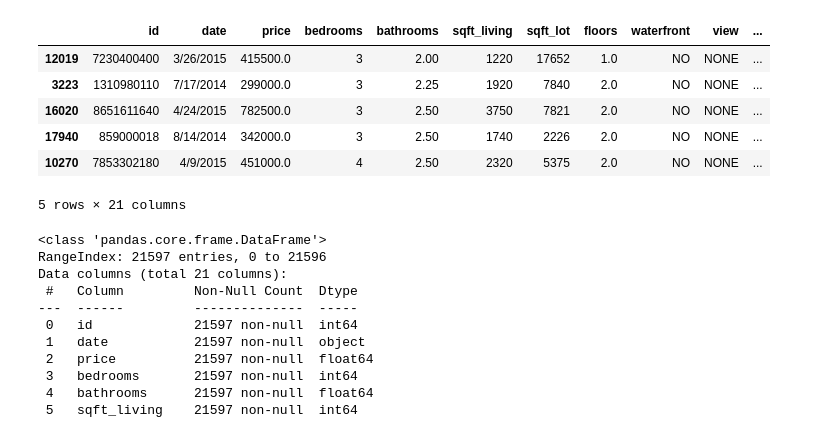
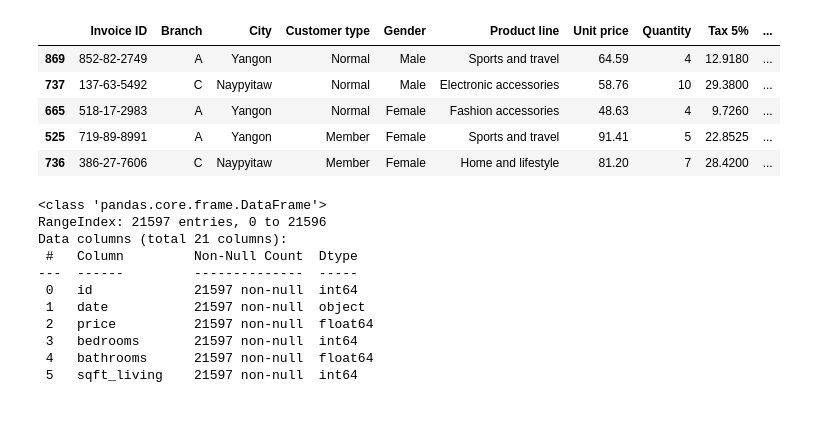
Before and after one commit to kelvinekisa/Financial-analysis-, a Jupyter notebook: myproject.ipynb, the cells around one changed output. Drawn from its saved outputs; the diff is of its cells as text; code cells hidden in the pictures.

```diff
--- a/myproject.ipynb
+++ b/myproject.ipynb
@@ -1,21 +1,22 @@
 # %%
 import pandas as pd
 import seaborn as sns
 import matplotlib.pyplot as plt
 import datetime as dt
 
 
 # Load dataset
+df1 = pd.read_csv("Datasets/supermarket_sales.csv")
+
 df = pd.read_csv("Datasets/kc_house_data.csv")
-df.sample(5)
+df1.sample(5)
 # %% [output]
-|  | id | date | price | bedrooms | bathrooms | sqft_living | sqft_lot | floors | waterfront | view | ... |
-| 12019 | 7230400400 | 3/26/2015 | 415500.0 | 3 | 2.00 | 1220 | 17652 | 1.0 | NO | NONE | ... |
-| 3223 | 1310980110 | 7/17/2014 | 299000.0 | 3 | 2.25 | 1920 | 7840 | 2.0 | NO | NONE | ... |
-| 16020 | 8651611640 | 4/24/2015 | 782500.0 | 3 | 2.50 | 3750 | 7821 | 2.0 | NO | NONE | ... |
-| 17940 | 859000018 | 8/14/2014 | 342000.0 | 3 | 2.50 | 1740 | 2226 | 2.0 | NO | NONE | ... |
-| 10270 | 7853302180 | 4/9/2015 | 451000.0 | 4 | 2.50 | 2320 | 5375 | 2.0 | NO | NONE | ... |
+|  | Invoice ID | Branch | City | Customer type | Gender | Product line | Unit price | Quantity | Tax 5% | ... |
+| 869 | 852-82-2749 | A | Yangon | Normal | Male | Sports and travel | 64.59 | 4 | 12.9180 | ... |
+| 737 | 137-63-5492 | C | Naypyitaw | Normal | Male | Electronic accessories | 58.76 | 10 | 29.3800 | ... |
+| 665 | 518-17-2983 | A | Yangon | Normal | Female | Fashion accessories | 48.63 | 4 | 9.7260 | ... |
+| 525 | 719-89-8991 | A | Yangon | Member | Female | Sports and travel | 91.41 | 5 | 22.8525 | ... |
+| 736 | 386-27-7606 | C | Naypyitaw | Member | Female | Home and lifestyle | 81.20 | 7 | 28.4200 | ... |
-5 rows × 21 columns
 # %%
 df.info(verbose=False)
 # %% [output]
```
Also changed, not shown: parts of 4 cells of this notebook.
